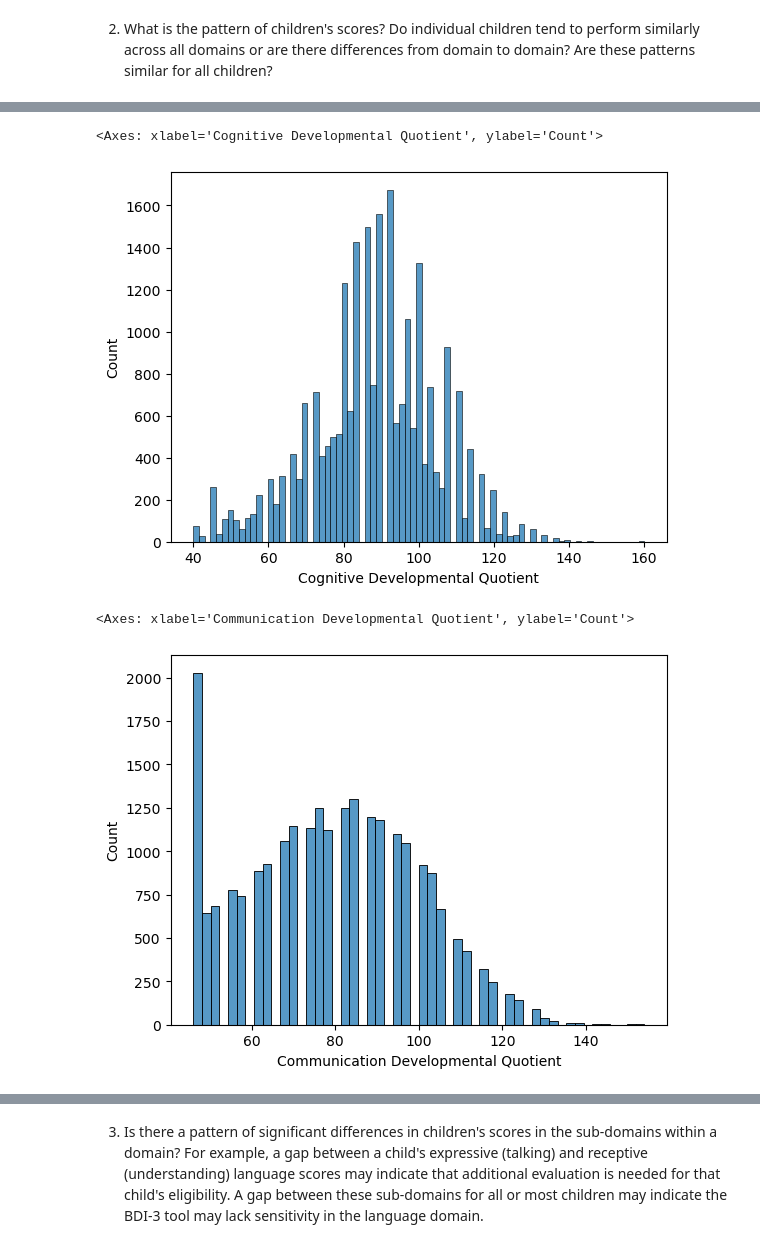
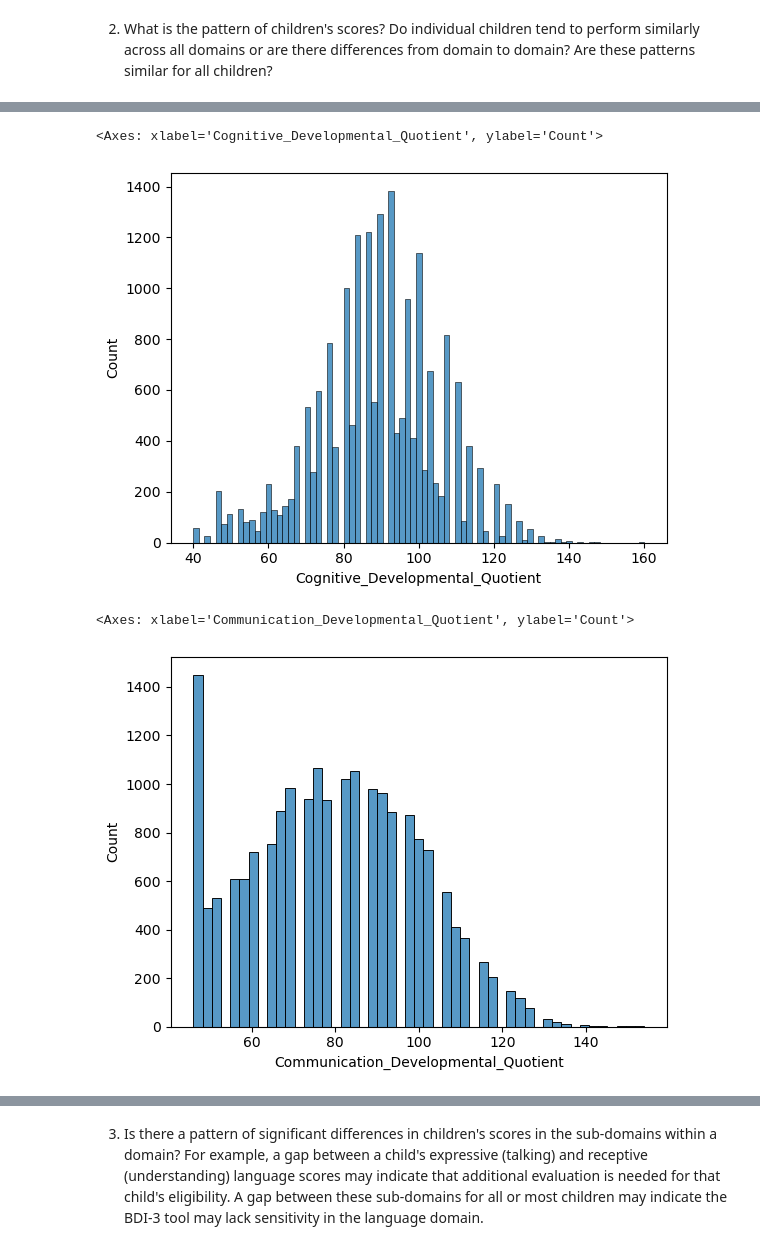
Before and after one commit to NSS-Data-Analytics-Cohort-10/teis-concat-dog, a Jupyter notebook: notebooks/teis_concatdog.ipynb, the cells around one changed output, grey strips where cells are left out. Drawn from its saved outputs; the diff is of its cells as text; code cells hidden in the pictures.

```diff
--- a/notebooks/teis_concatdog.ipynb
+++ b/notebooks/teis_concatdog.ipynb
@@ -36,0 +39,8 @@ teis_df = dataset.drop_duplicates()
+# %%
+dataset_clean.columns = dataset_clean.columns.str.replace('-', '_')
+# %%
+dataset_clean.columns = dataset_clean.columns.str.replace('__', '_')
+# %%
+check_columns = ['Adaptive_Sum_of_Scaled_Scores', 'Social_Emotional_Sum_of_Scaled_Scores', 'Communication_Sum_of_Scaled_Scores', 'Motor_Sum_of_Scaled_Scores', 'Cognitive_Sum_of_Scaled_Scores']
+# %%
+dataset_clean.dropna(subset=check_columns, how='all', inplace=True)
@@ -163,14 +156,14 @@ sns.histplot(dataset,
 # %%
 sns.histplot(dataset,
-                 x = dataset['Cognitive Developmental Quotient'])
+                 x = dataset_clean['Cognitive_Developmental_Quotient'])
 # %% [output]
-<Axes: xlabel='Cognitive Developmental Quotient', ylabel='Count'>
+<Axes: xlabel='Cognitive_Developmental_Quotient', ylabel='Count'>
-[figure, old version]
+[figure, new version]
 # %%
 sns.histplot(dataset,
-                 x = dataset['Communication Developmental Quotient'])
+                 x = dataset_clean['Communication_Developmental_Quotient'])
 # %% [output]
-<Axes: xlabel='Communication Developmental Quotient', ylabel='Count'>
+<Axes: xlabel='Communication_Developmental_Quotient', ylabel='Count'>
-[figure, old version]
+[figure, new version]
 # %%
 sns.histplot(dataset,
```
Also changed, not shown: parts of 19 cells of this notebook.
